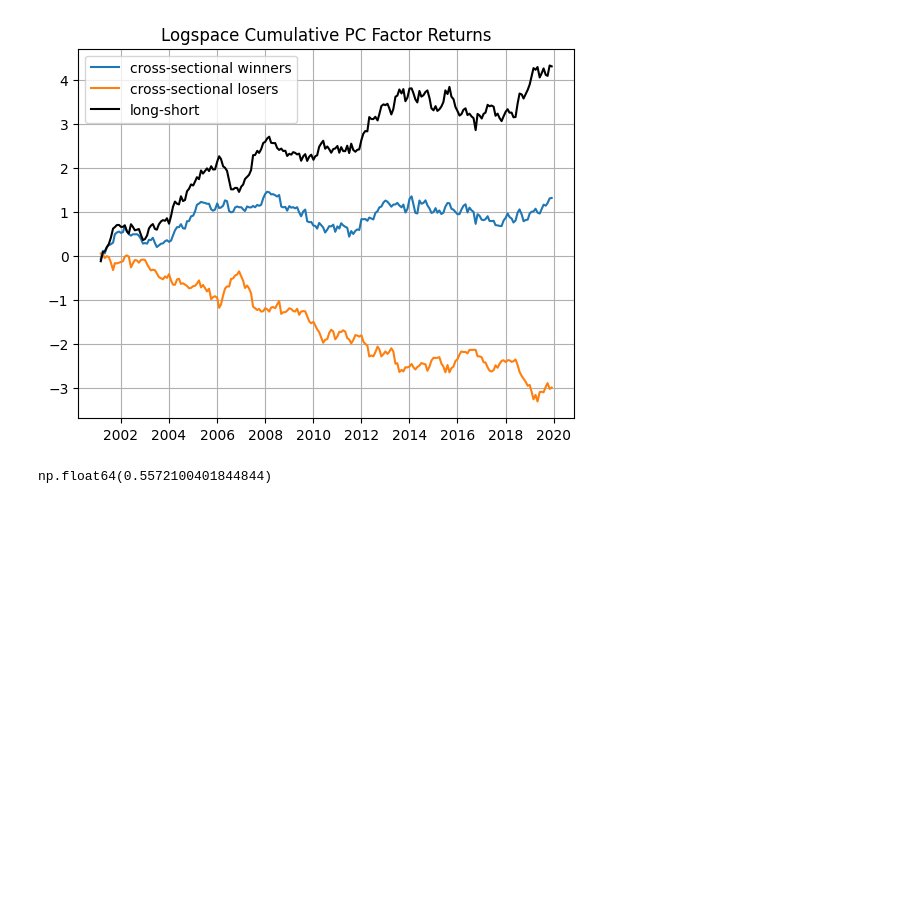
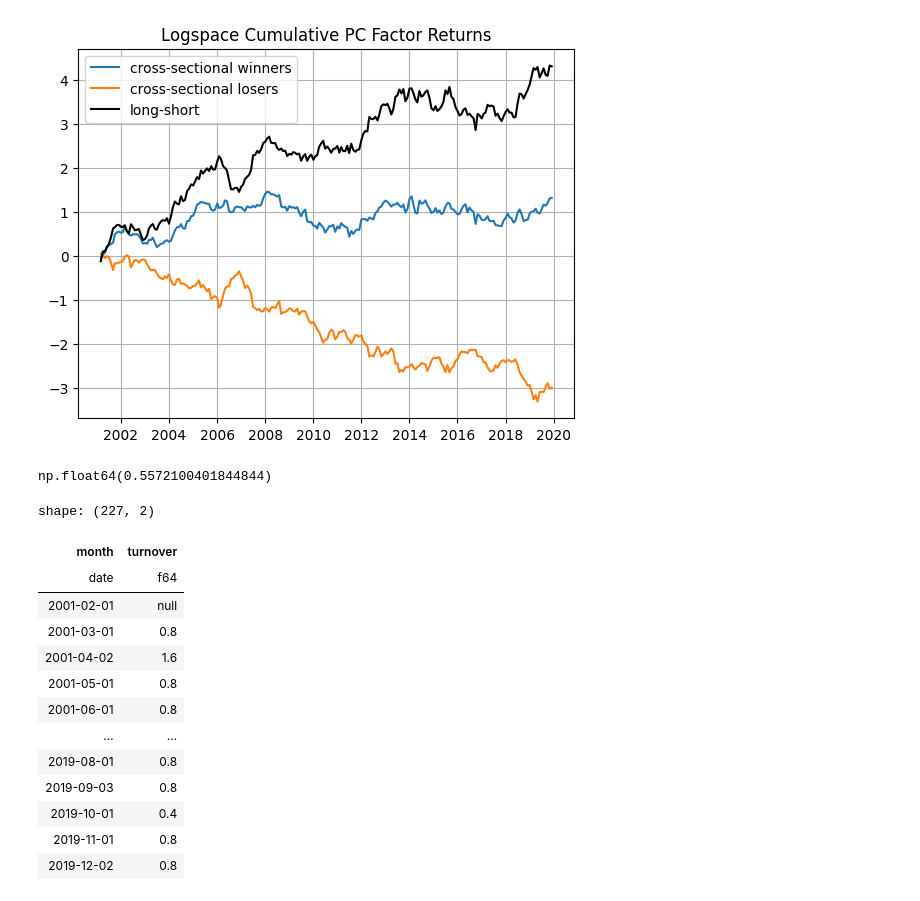
Before and after one commit to rvance1/factor-momentum, a Jupyter notebook: notebooks/TEMP.ipynb, the cells around one changed output. Cells and saved outputs as stored; diff of their text form; code cells hidden in the pictures; blank space fills up the shorter version.

```diff
--- a/notebooks/TEMP.ipynb
+++ b/notebooks/TEMP.ipynb
@@ -143,3 +145,32 @@ risk = (ports['1']-ports['-1']).std() * np.sqrt(12)
 ret/risk
 # %% [output]
 np.float64(0.5572100401844844)
+# %%
+turnover = (signal.with_columns(
+    pl.col('signal').shift(1).over('factor').alias('lag_signal')
+)
+.with_columns(
+    pl.col('signal').sub(pl.col('lag_signal')).alias('turnover')
+)
+.group_by('month').agg(
+    pl.col('turnover').abs().mean()
+)
+.sort('month')
+)
+
+turnover
+# %% [output]
+shape: (227, 2)
+| month | turnover |
+| date | f64 |
+| 2001-02-01 | null |
+| 2001-03-01 | 0.8 |
+| 2001-04-02 | 1.6 |
+| 2001-05-01 | 0.8 |
+| 2001-06-01 | 0.8 |
+| … | … |
+| 2019-08-01 | 0.8 |
+| 2019-09-03 | 0.8 |
+| 2019-10-01 | 0.4 |
+| 2019-11-01 | 0.8 |
+| 2019-12-02 | 0.8 |
```
Also changed, not shown: parts of 4 cells of this notebook, 1 other file.
